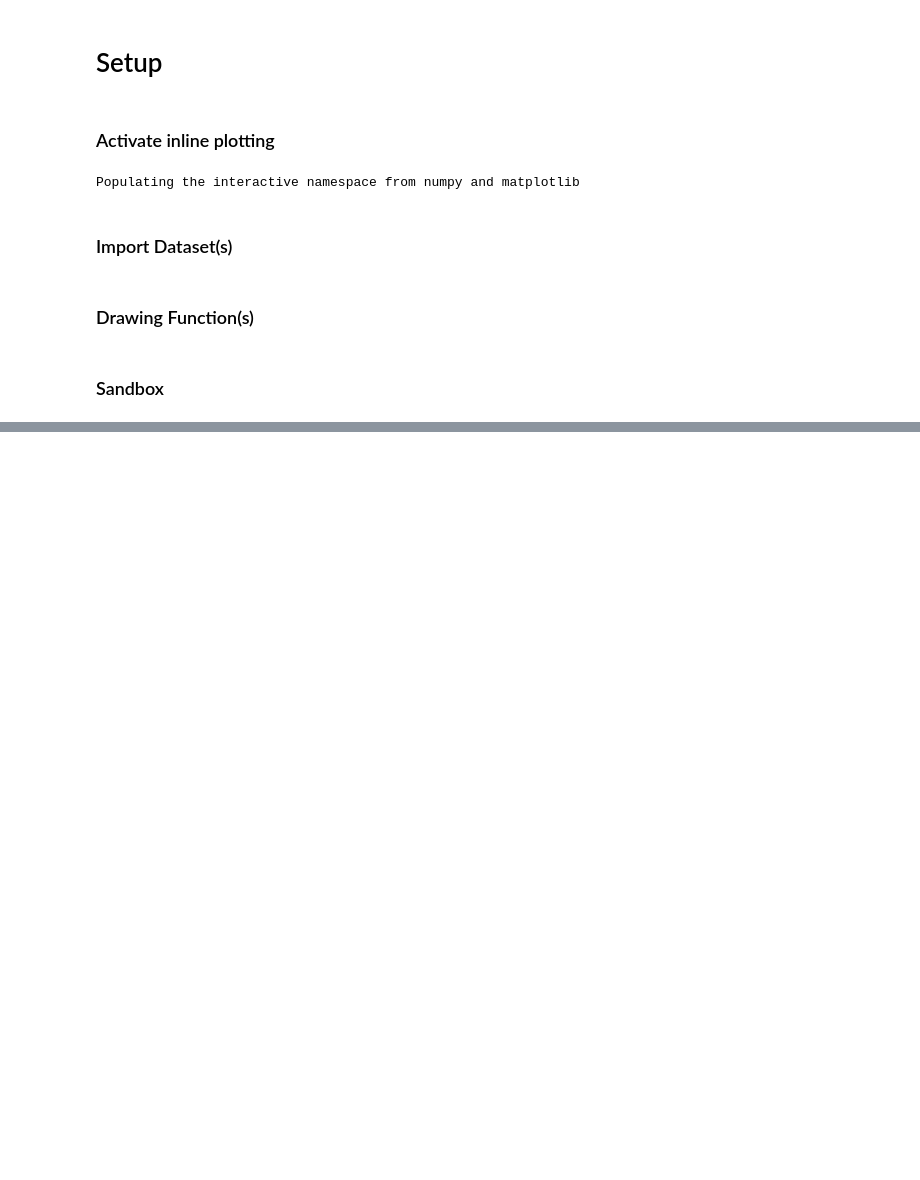
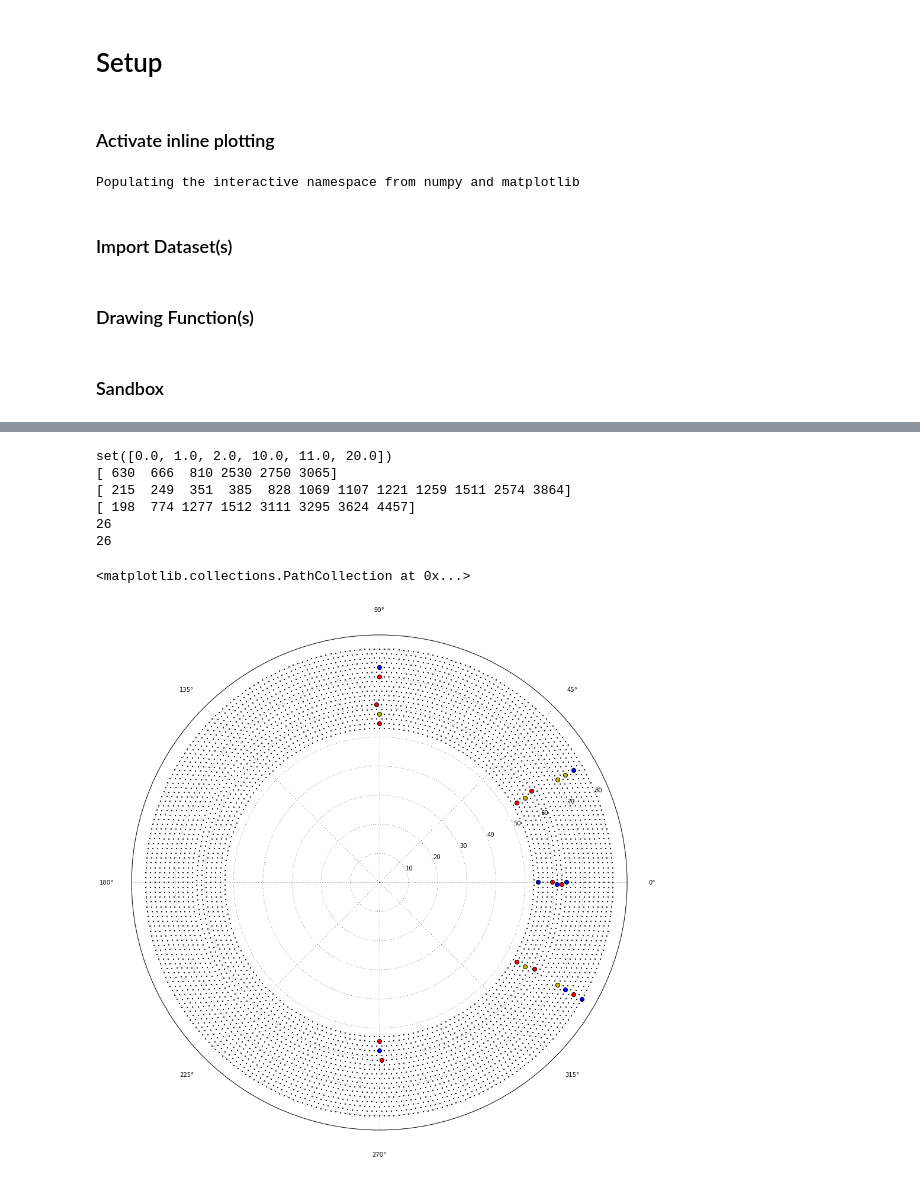
Before and after one commit to ewengillies/track-finding-yandex, a Jupyter notebook: notebooks/correspondence_sandbox.ipynb, the cells around one changed output, grey strips where cells are left out. Saved outputs shown, nothing was run; the diff lists cells and outputs as text; code cells hidden in the pictures; blank space fills up the shorter version.

```diff
--- a/notebooks/correspondence_sandbox.ipynb
+++ b/notebooks/correspondence_sandbox.ipynb
@@ -47,0 +303,37 @@ scatter(t_phis[trk_0],t_rhos[trk_0], marker='o', s=50, c='r')
+# %%
+from scipy.sparse import *
+setup_plot_for_detector()
+rhos, phis = signal.get_wires_rhos_and_phis()
+
+scatter(phis, rhos, marker='.', s=5)
+
+#scatter(phis[neigh],rhos[neigh], marker='o', c='b')
+#scatter(phis[wire_0],rhos[wire_0], marker='o', s=50, c='r')
+
+bad_wire_index = where( (bad_wires!=0))
+
+print set(bad_wires)
+
+bad_below = where( ( (bad_wires == 10) | (bad_wires == 20) ) )
+bad_above = where( ( (bad_wires == 1) | (bad_wires == 2) ) )
+bad_both = where( (bad_wires == 11) | (bad_wires == 22) )
+
+print bad_both[0]
+print bad_above[0]
+print bad_below[0]
+
+print len(bad_wire_index[0])
+print len(bad_below[0]) + len(bad_above[0]) + len(bad_both[0])
+
+scatter(phis[bad_below],rhos[bad_below], marker='o', s=50, c='b')
+scatter(phis[bad_above],rhos[bad_above], marker='o', s=50, c='r')
+scatter(phis[bad_both],rhos[bad_both], marker='o', s=50, c='y')
+# %% [output]
+set([0.0, 1.0, 2.0, 10.0, 11.0, 20.0])
+[ 630  666  810 2530 2750 3065]
+[ 215  249  351  385  828 1069 1107 1221 1259 1511 2574 3864]
+[ 198  774 1277 1512 3111 3295 3624 4457]
+26
+26
+<matplotlib.collections.PathCollection at 0x...>
+[figure, added]
```
Also changed, not shown: parts of 20 cells of this notebook, 2 other files.
